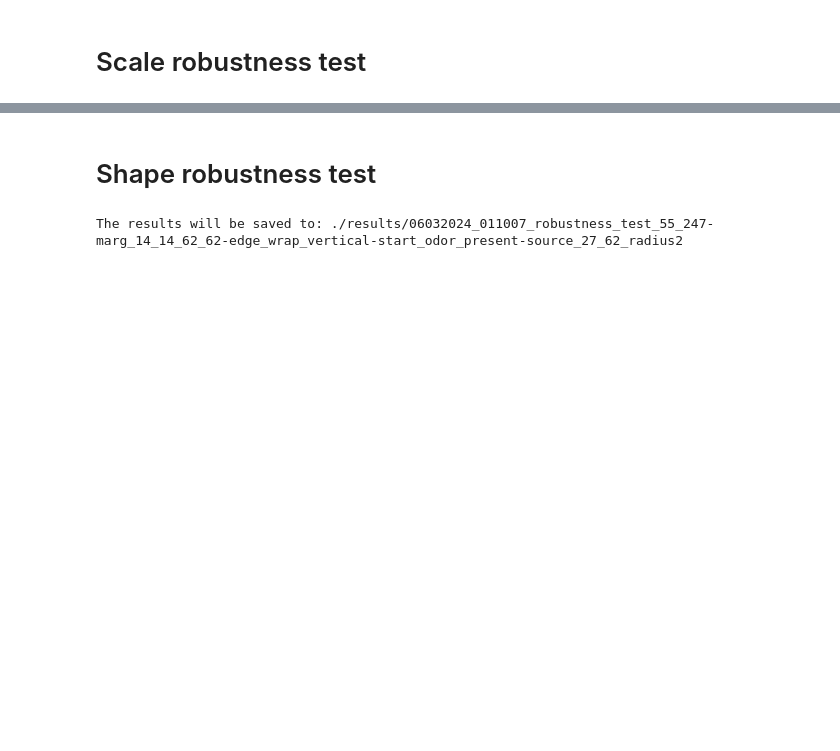
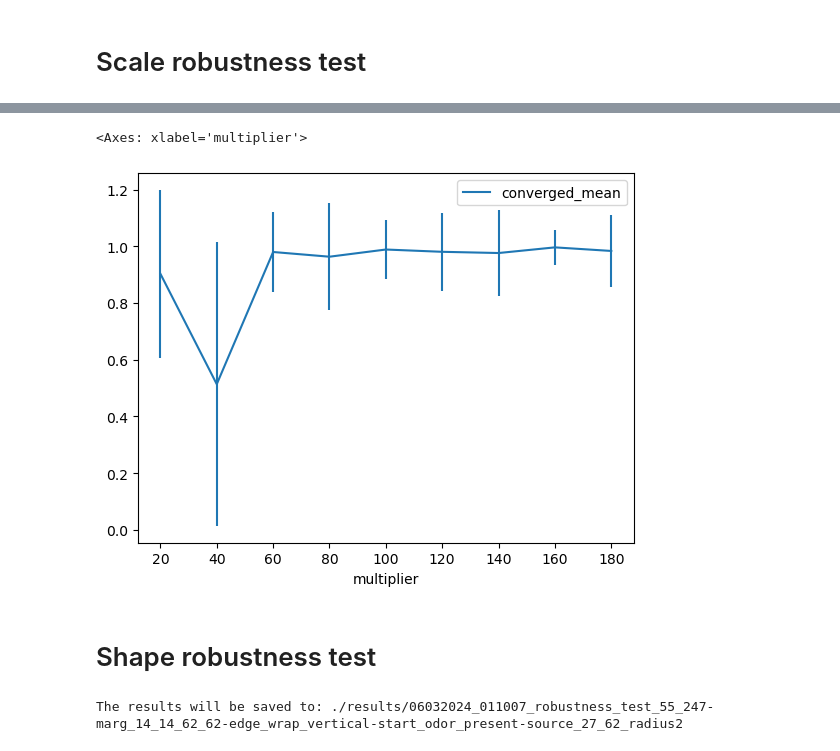
Before and after one commit to PimLb/olfactory-navigation, a Jupyter notebook: experiments/pomdp_agent_robustness_test.ipynb, the cells around one changed output, grey strips where cells are left out. Drawn from its saved outputs; the diff is of its cells as text; code cells hidden in the pictures; blank space fills up the shorter version.

Commit message:
Scale robustness test

```diff
--- a/experiments/pomdp_agent_robustness_test.ipynb
+++ b/experiments/pomdp_agent_robustness_test.ipynb
@@ -127,3 +100,10 @@ Simulations reached goal: 2386/2393 (7 failures) (99.71%)
+# %%
+df = pd.read_csv('./results/06112024_114058_scale_robustness_test_55_247-marg_14_14_62_62-edge_wrap_vertical-start_odor_present-source_27_62_radius2/_analysis.csv')
+# %%
+df.plot(x='multiplier', y='converged_mean', yerr='converged_standard_deviation')
+# %% [output]
+<Axes: xlabel='multiplier'>
+[figure, added]
 # %% [markdown]
 # Shape robustness test
 # %%
```
Also changed, not shown: parts of 7 cells of this notebook, 12 other files.
